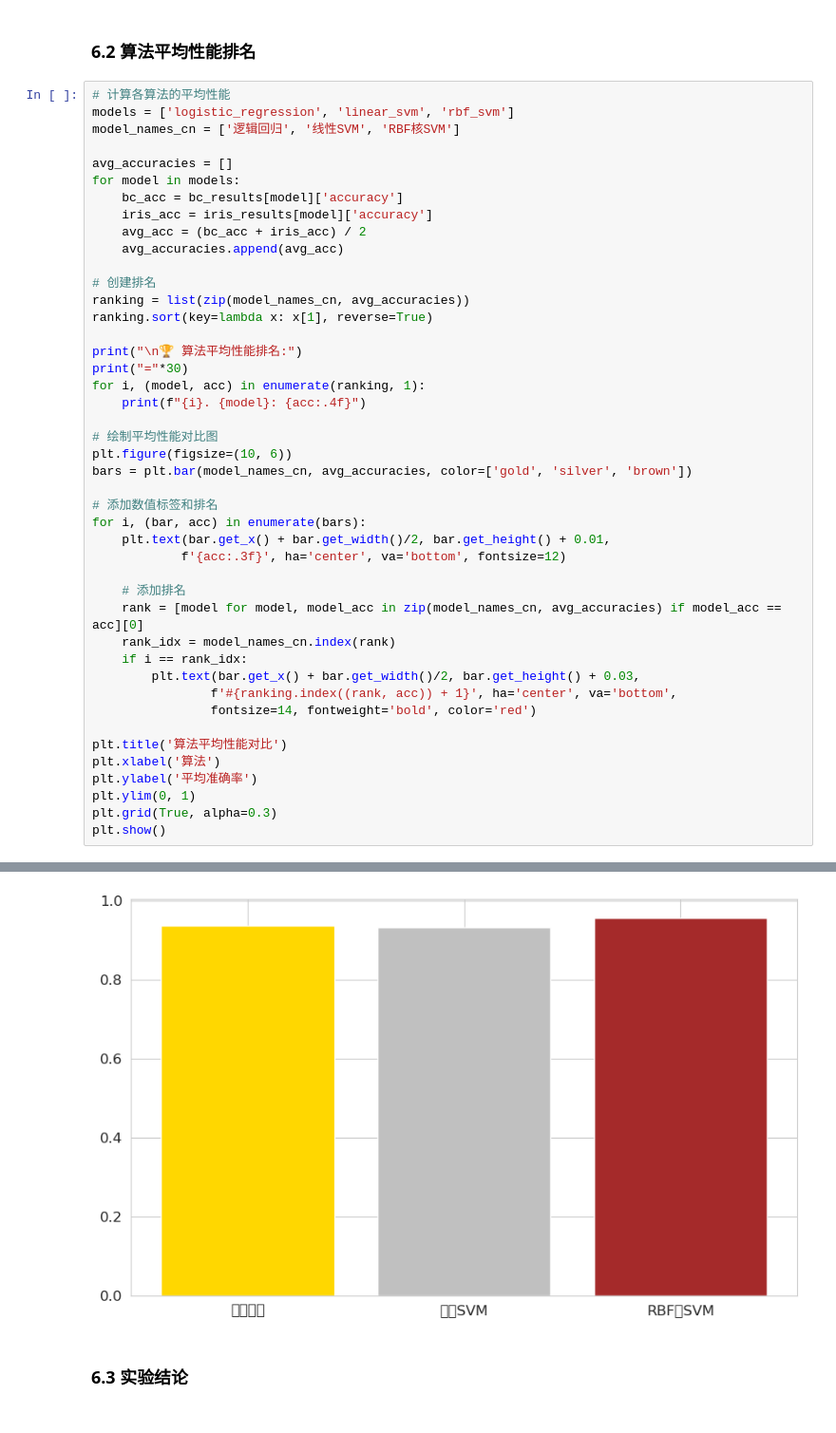
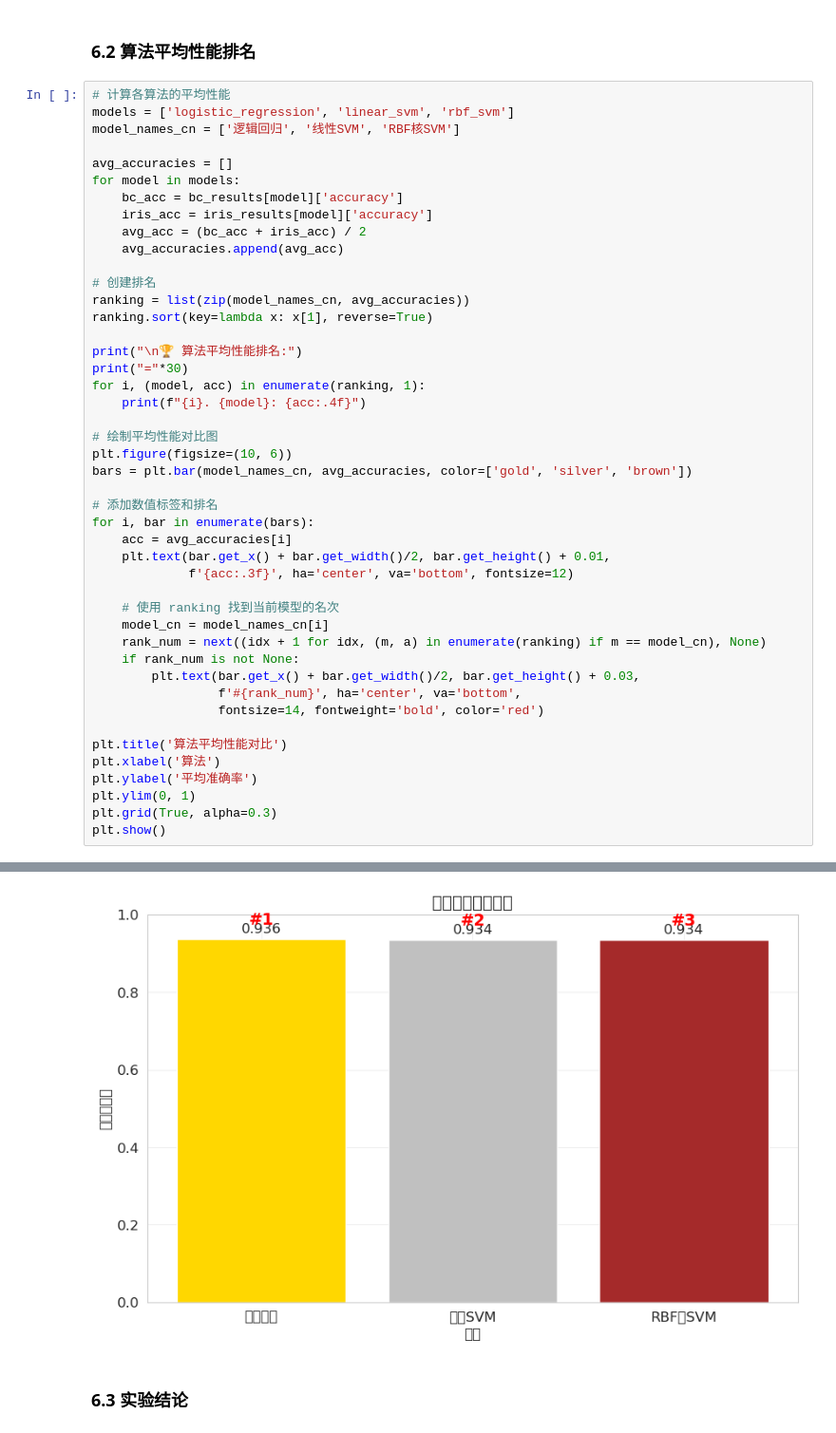
Before and after one commit to mistcoversmyeyes/SCUT-ML, a Jupyter notebook: lab2/notebooks/Lab2_分类算法对比实验.ipynb, the cells around one changed output, grey strips where cells are left out. Shown at 95% size. Saved outputs shown, nothing was run; the diff lists cells and outputs as text.

```diff
--- a/lab2/notebooks/Lab2_分类算法对比实验.ipynb
+++ b/lab2/notebooks/Lab2_分类算法对比实验.ipynb
@@ -756,17 +761,18 @@ plt.figure(figsize=(10, 6))
 bars = plt.bar(model_names_cn, avg_accuracies, color=['gold', 'silver', 'brown'])
 
 # 添加数值标签和排名
-for i, (bar, acc) in enumerate(bars):
+for i, bar in enumerate(bars):
+    acc = avg_accuracies[i]
     plt.text(bar.get_x() + bar.get_width()/2, bar.get_height() + 0.01,
-            f'{acc:.3f}', ha='center', va='bottom', fontsize=12)
+             f'{acc:.3f}', ha='center', va='bottom', fontsize=12)
 
-    # 添加排名
-    rank = [model for model, model_acc in zip(model_names_cn, avg_accuracies) if model_acc == acc][0]
-    rank_idx = model_names_cn.index(rank)
-    if i == rank_idx:
+    # 使用 ranking 找到当前模型的名次
+    model_cn = model_names_cn[i]
+    rank_num = next((idx + 1 for idx, (m, a) in enumerate(ranking) if m == model_cn), None)
+    if rank_num is not None:
         plt.text(bar.get_x() + bar.get_width()/2, bar.get_height() + 0.03,
-                f'#{ranking.index((rank, acc)) + 1}', ha='center', va='bottom',
-                fontsize=14, fontweight='bold', color='red')
+                 f'#{rank_num}', ha='center', va='bottom',
+                 fontsize=14, fontweight='bold', color='red')
 
 plt.title('算法平均性能对比')
 plt.xlabel('算法')
@@ -784,4 +789,4 @@ TypeError: cannot unpack non-iterable Rectangle object
-[figure, old version]
+[figure, new version]
 # %% [markdown]
 ### 6.3 实验结论
 # %%
```
Also changed, not shown: parts of 9 cells of this notebook, 2 other files.
